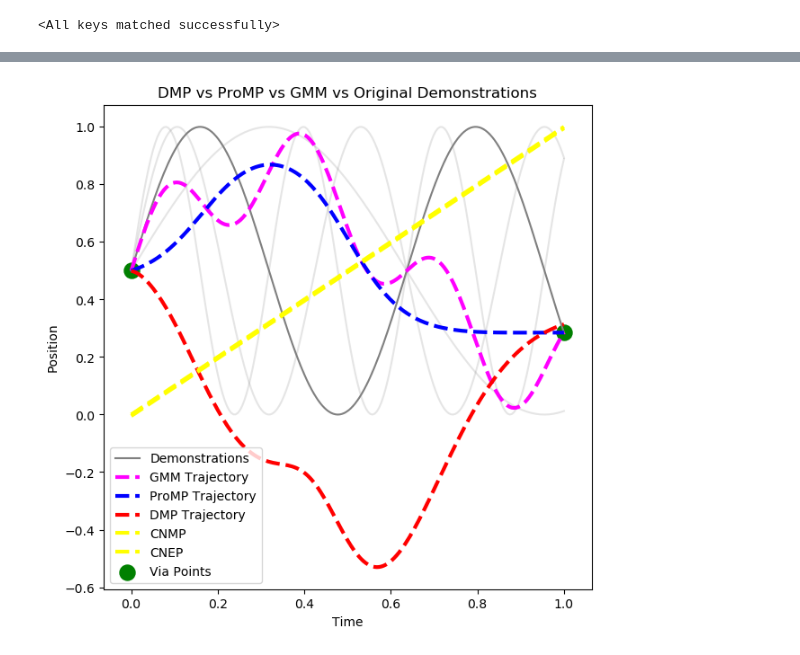
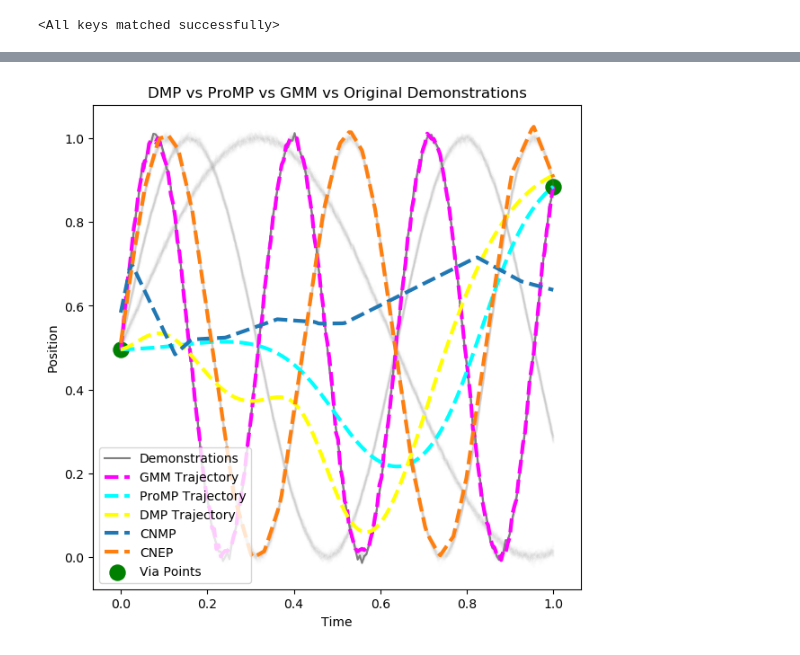
Before and after one commit to yildirimyigit/cnep, a Jupyter notebook: mp_comparison/comparison_all.ipynb, the cells around one changed output, grey strips where cells are left out. Cells and saved outputs as stored; diff of their text form; code cells hidden in the pictures.

```diff
--- a/mp_comparison/comparison_all.ipynb
+++ b/mp_comparison/comparison_all.ipynb
@@ -17,15 +17,15 @@ from gmr import GMM
 import matplotlib.pyplot as plt
 # %%
 root_path = '/home/yigit/projects/cnep/outputs/'
-test_path = 'ablation/sines_4/2_4_8/1714557588'
+test_path = 'sine/4_sine/cnmp_cnep/1715619443'
 
 data_path = root_path + test_path + '/y.pt'
 
-Y = torch.load(data_path).to('cpu').numpy().squeeze(-1)
+Y = torch.load(data_path, map_location='cpu').to('cpu').numpy().squeeze(-1)
 x = np.linspace(0, 1, Y.shape[1])
 
-sid = [0,32,64,96]
-Y = Y[sid, :]
+# sid = [0,32,64,96]
+# Y = Y[sid, :]
 
 print(f'x: {x.shape}, Y: {Y.shape}')
 # %% [output]
@@ -33,7 +33,7 @@ x: (200,), Y: (4, 200)
 # %%
 d = DMP(n_dims=1, n_weights_per_dim=4, dt=1/Y.shape[1])
 
-ind = 1
+ind = 97
 sp, ep = Y[ind, 0], Y[ind, -1]  # Start and end points
 
 for i, traj in enumerate(Y):
@@ -63,6 +59,6 @@ print(trajectory.shape)
 # %%
 root_path = "/home/yigit/projects/cnep/outputs/sine/4_sine/cnmp_cnep/"
-run_id, model_folder = '1715584279', '/saved_models/'
+run_id, model_folder = '1715613941', '/saved_models/'
 models_path = f'{root_path}{run_id}{model_folder}'
 
 cnmp_path, cnep_path = f'{models_path}cnmp.pt', f'{models_path}cnep.pt'
@@ -75,8 +71,8 @@ device = 'cpu'
 cnmp = CNMP(dx, dy, n_max, m_max, [104,104], decoder_hidden_dims=[104,104], batch_size=batch_size, device=device)
 cnep = CNEP(dx, dy, n_max, m_max, [64,64], num_decoders=4, decoder_hidden_dims=[64, 64], batch_size=batch_size, scale_coefs=True, device=device)
 
-cnmp.load_state_dict(torch.load(cnmp_path))
-cnep.load_state_dict(torch.load(cnep_path))
+cnmp.load_state_dict(torch.load(cnmp_path, map_location='cpu'))
+cnep.load_state_dict(torch.load(cnep_path, map_location='cpu'))
 # %% [output]
 <All keys matched successfully>
 # %%
@@ -88,15 +84,13 @@ val_obs_mask = torch.zeros((batch_size, n_max), dtype=torch.bool, device=device)
 val_obs.fill_(0)
 val_tar_x.fill_(0)
 val_obs_mask.fill_(False)
-
-m_ids = torch.arange(t_steps)
 i = 0
 
-val_obs[i, :2, :dx] = torch.tensor([0, 0.995]).unsqueeze(1)
+val_obs[i, :2, :dx] = torch.tensor([0, 1]).unsqueeze(1)
 val_obs[i, :2, dx:] = torch.tensor([sp, ep]).unsqueeze(1)
 val_obs_mask[i, :2] = True
 
-val_tar_x[i] = (m_ids/t_steps).unsqueeze(1)
+val_tar_x[i] = torch.linspace(0, 1, t_steps).unsqueeze(1)
 
 with torch.no_grad():
     trajectory_cnmp = cnmp.val(val_obs, val_tar_x, val_obs_mask)[:, :, :dy]
@@ -126,30 +100,30 @@ tensor([[[-5.0115e-03],
 # %%
 import seaborn as sns
 
 colors = [sns.color_palette('tab10')[0], sns.color_palette('tab10')[1], sns.color_palette('tab10')[2], sns.color_palette('tab10')[3]]
 sns.set_palette('tab10')
 
 plt.rcParams['figure.figsize'] = [7, 7]
 
 for i, t in enumerate(Y):
     if i == ind:
         plt.plot(x, t, color='gray', label='Demonstrations')
     else:
-        plt.plot(x, t, color='gray', alpha=0.2)  # Original trajectories in gray
+        plt.plot(x, t, color='gray', alpha=0.01)  # Original trajectories in gray
 
 
 # Plot generated trajectories
 plt.plot(x, trajectory_g, label='GMM Trajectory', color='magenta', linewidth=3, linestyle='dashed')
-plt.plot(x, trajectory_p[0,:,0], label='ProMP Trajectory', color='blue', linewidth=3, linestyle='dashed')
-plt.plot(x, trajectory[1:,:], label='DMP Trajectory', color='red', linewidth=3, linestyle='dashed')
-plt.plot(x, trajectory_cnmp[0], label='CNMP', color='yellow', linewidth=3, linestyle='dashed')
-plt.plot(x, vp_means[0], label='CNEP', color='yellow', linewidth=3, linestyle='dashed')
+plt.plot(x, trajectory_p[0,:,0], label='ProMP Trajectory', color='cyan', linewidth=3, linestyle='dashed')
+plt.plot(x, trajectory[1:,:], label='DMP Trajectory', color='yellow', linewidth=3, linestyle='dashed')
+plt.plot(x, trajectory_cnmp[0], label='CNMP', color=colors[0], linewidth=3, linestyle='dashed')
+plt.plot(x, vp_means[0], label='CNEP', color=colors[1], linewidth=3, linestyle='dashed')
 
 plt.scatter([0, 1], [sp, ep], color='green', label='Via Points', s=150)  # Via points
 plt.legend(loc='lower left')
 plt.title('DMP vs ProMP vs GMM vs Original Demonstrations')
 plt.xlabel('Time')
 plt.ylabel('Position')
 plt.show()
 # %% [output]
-[figure, old version]
+[figure, new version]
```
Also changed, not shown: parts of 3 cells of this notebook.
